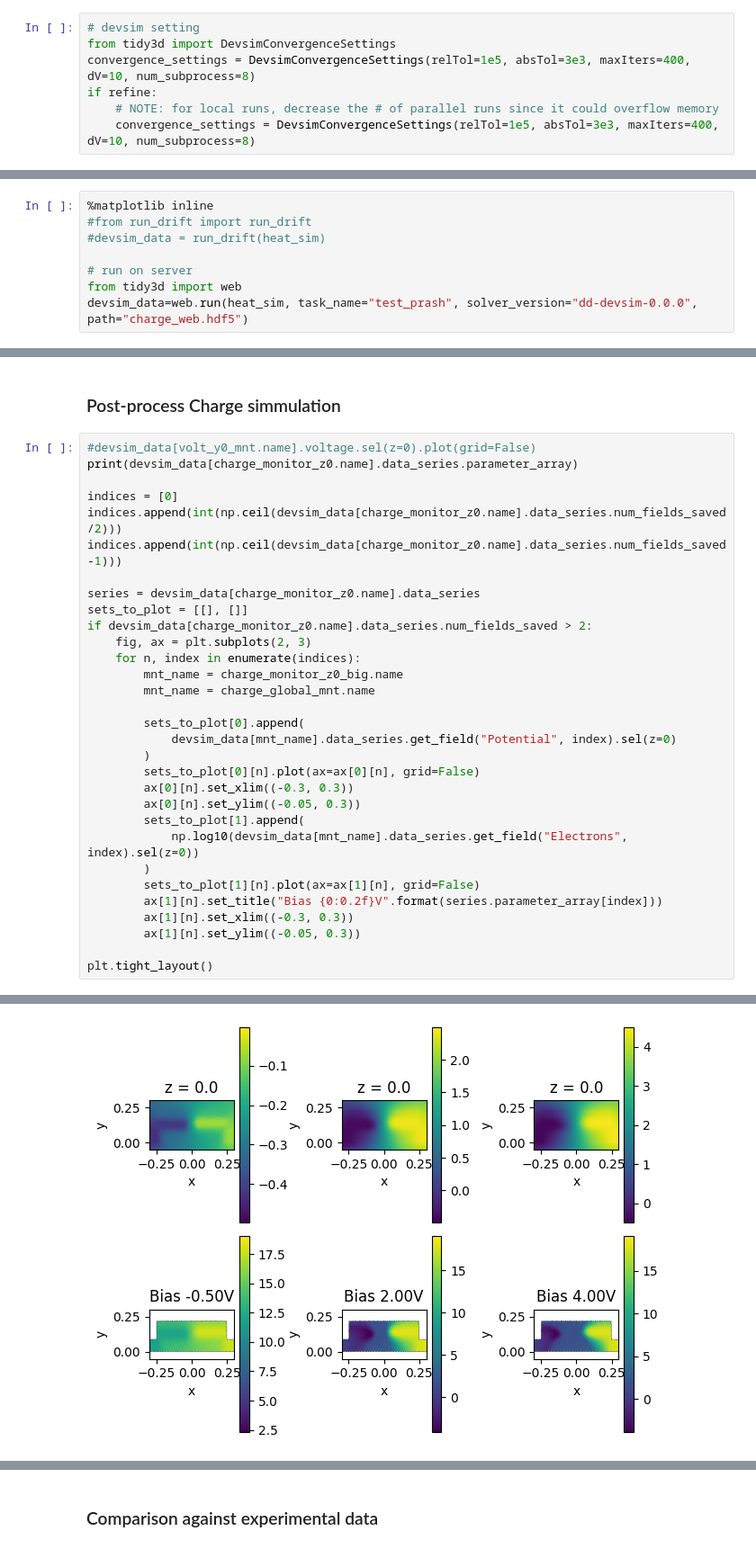
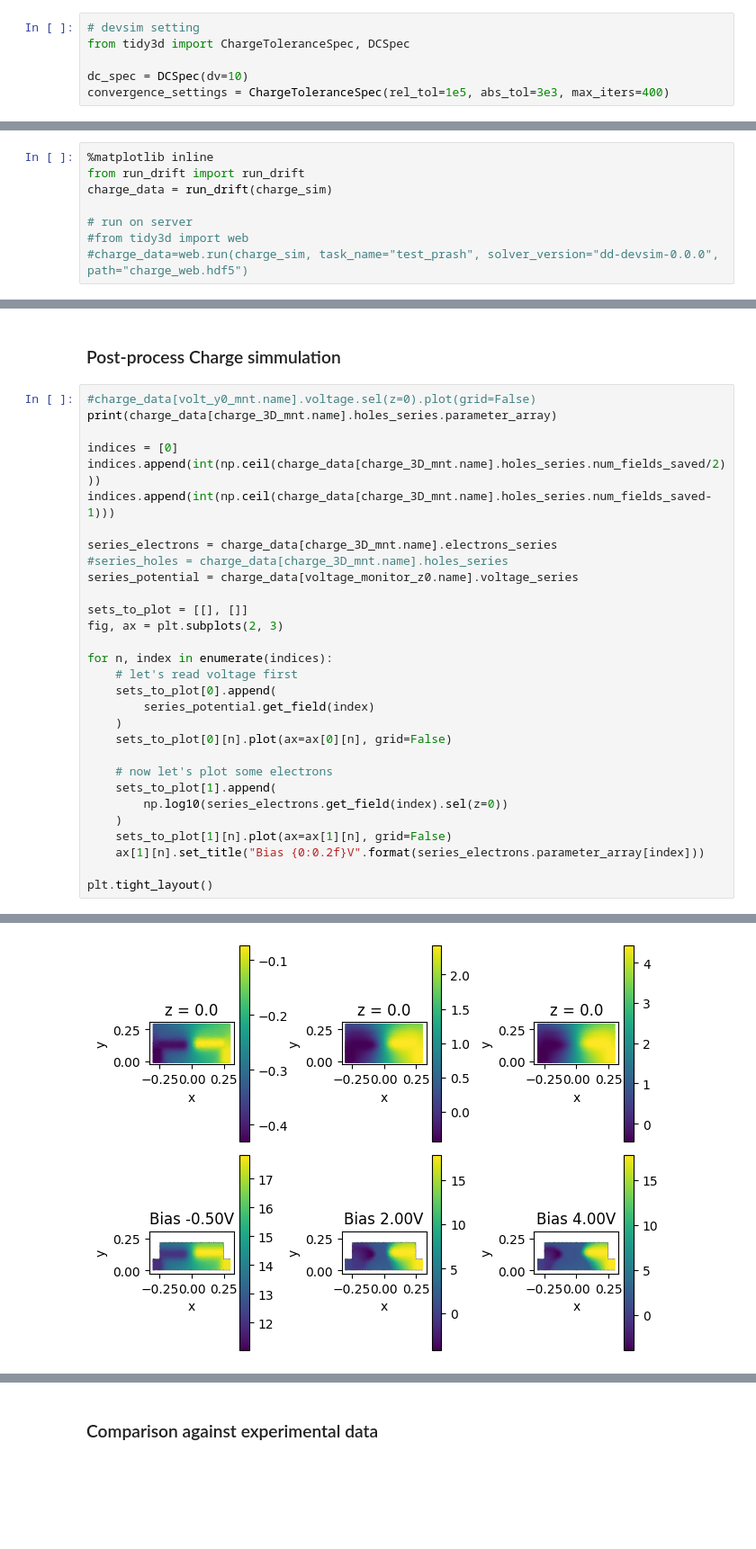
Before and after one commit to marc-flex/charge_notebooks, a Jupyter notebook: Hochberg_with_neff.ipynb, the cells around one changed output, grey strips where cells are left out. Shown at 90% size. Cells and saved outputs as stored; diff of their text form; blank space fills up the shorter version.

```diff
--- a/Hochberg_with_neff.ipynb
+++ b/Hochberg_with_neff.ipynb
@@ -226,11 +227,10 @@ charge_monitor_z0_big = td.ChargeSimulationMonitor(
 ### Create simulation
 # %%
 # devsim setting
-from tidy3d import DevsimConvergenceSettings
-convergence_settings = DevsimConvergenceSettings(relTol=1e5, absTol=3e3, maxIters=400, dV=10, num_subprocess=8)
-if refine:
-    # NOTE: for local runs, decrease the # of parallel runs since it could overflow memory
-    convergence_settings = DevsimConvergenceSettings(relTol=1e5, absTol=3e3, maxIters=400, dV=10, num_subprocess=8)
+from tidy3d import ChargeToleranceSpec, DCSpec
+
+dc_spec = DCSpec(dv=10)
+convergence_settings = ChargeToleranceSpec(rel_tol=1e5, abs_tol=3e3, max_iters=400)
 # %%
 # mesh
 mesh = td.DistanceUnstructuredGrid(dl_interface=res*0.75, dl_bulk=res*4, distance_interface=0.5*h_side,
@@ -268,10 +271,10 @@ heat_sim.plot_property(z=0, property="electric_conductivity")
 ### Run pipeline
 # %%
 %matplotlib inline
-#from run_drift import run_drift
-#devsim_data = run_drift(heat_sim)
+from run_drift import run_drift
+charge_data = run_drift(charge_sim)
 
 # run on server
-from tidy3d import web
-devsim_data=web.run(heat_sim, task_name="test_prash", solver_version="dd-devsim-0.0.0", path="charge_web.hdf5")
+#from tidy3d import web
+#charge_data=web.run(charge_sim, task_name="test_prash", solver_version="dd-devsim-0.0.0", path="charge_web.hdf5")
 # %% [output]
@@ -298,36 +355,35 @@ devsim_data=web.run(heat_sim, task_name="test_prash", solver_version="dd-devsim-
 # %% [markdown]
 ### Post-process Charge simmulation
 # %%
-#devsim_data[volt_y0_mnt.name].voltage.sel(z=0).plot(grid=False)
-print(devsim_data[charge_monitor_z0.name].data_series.parameter_array)
+#charge_data[volt_y0_mnt.name].voltage.sel(z=0).plot(grid=False)
+print(charge_data[charge_3D_mnt.name].holes_series.parameter_array)
 
 indices = [0]
-indices.append(int(np.ceil(devsim_data[charge_monitor_z0.name].data_series.num_fields_saved/2)))
-indices.append(int(np.ceil(devsim_data[charge_monitor_z0.name].data_series.num_fields_saved-1)))
+indices.append(int(np.ceil(charge_data[charge_3D_mnt.name].holes_series.num_fields_saved/2)))
+indices.append(int(np.ceil(charge_data[charge_3D_mnt.name].holes_series.num_fields_saved-1)))
 
-series = devsim_data[charge_monitor_z0.name].data_series
+series_electrons = charge_data[charge_3D_mnt.name].electrons_series
+#series_holes = charge_data[charge_3D_mnt.name].holes_series
+series_potential = charge_data[voltage_monitor_z0.name].voltage_series
+
 sets_to_plot = [[], []]
-if devsim_data[charge_monitor_z0.name].data_series.num_fields_saved > 2:
-    fig, ax = plt.subplots(2, 3)
-    for n, index in enumerate(indices):
-        mnt_name = charge_monitor_z0_big.name
-        mnt_name = charge_global_mnt.name
+fig, ax = plt.subplots(2, 3)
 
-        sets_to_plot[0].append(
-            devsim_data[mnt_name].data_series.get_field("Potential", index).sel(z=0)
-        )
-        sets_to_plot[0][n].plot(ax=ax[0][n], grid=False)
-        ax[0][n].set_xlim((-0.3, 0.3))
-        ax[0][n].set_ylim((-0.05, 0.3))
-        sets_to_plot[1].append(
-            np.log10(devsim_data[mnt_name].data_series.get_field("Electrons", index).sel(z=0))
-        )
-        sets_to_plot[1][n].plot(ax=ax[1][n], grid=False)
-        ax[1][n].set_title("Bias {0:0.2f}V".format(series.parameter_array[index]))
-        ax[1][n].set_xlim((-0.3, 0.3))
-        ax[1][n].set_ylim((-0.05, 0.3))
+for n, index in enumerate(indices):
+    # let's read voltage first
+    sets_to_plot[0].append(
+        series_potential.get_field(index)
+    )
+    sets_to_plot[0][n].plot(ax=ax[0][n], grid=False)
+
+    # now let's plot some electrons
+    sets_to_plot[1].append(
+        np.log10(series_electrons.get_field(index).sel(z=0))
+    )
+    sets_to_plot[1][n].plot(ax=ax[1][n], grid=False)
+    ax[1][n].set_title("Bias {0:0.2f}V".format(series_electrons.parameter_array[index]))
 
 plt.tight_layout()
 # %% [output]
 (-0.5, 0.0, 1.0, 2.0, 3.0, 4.0)
-[figure, old version]
+[figure, new version]
```
Also changed, not shown: parts of 24 cells of this notebook.
